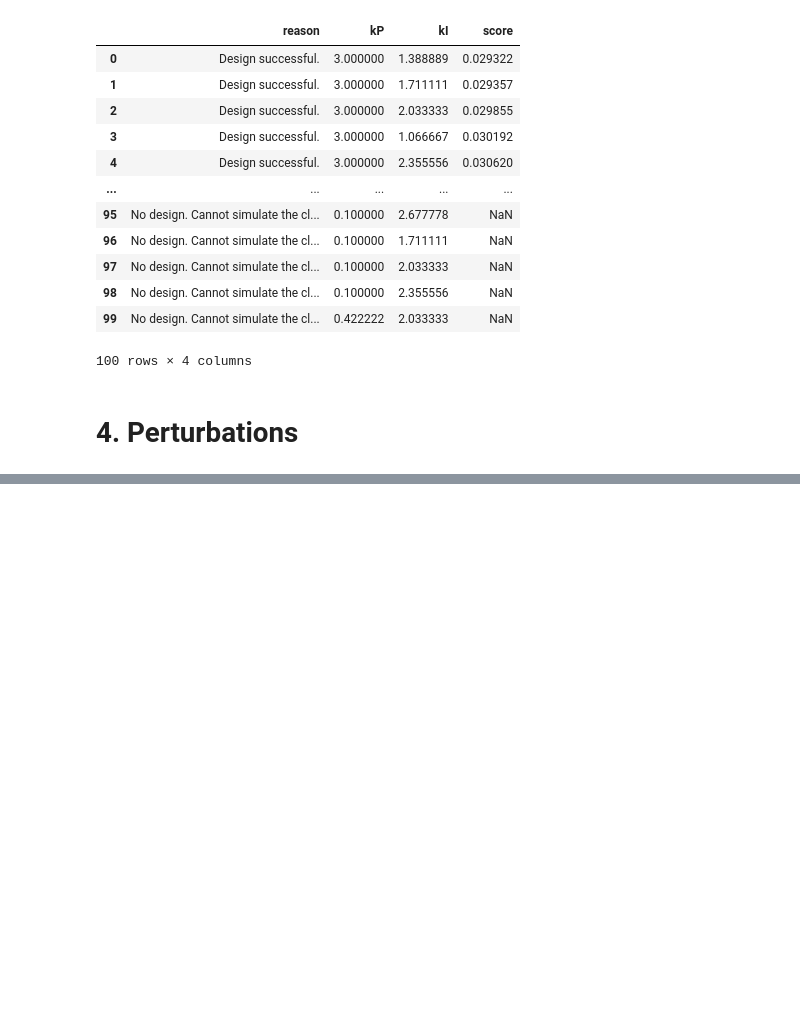
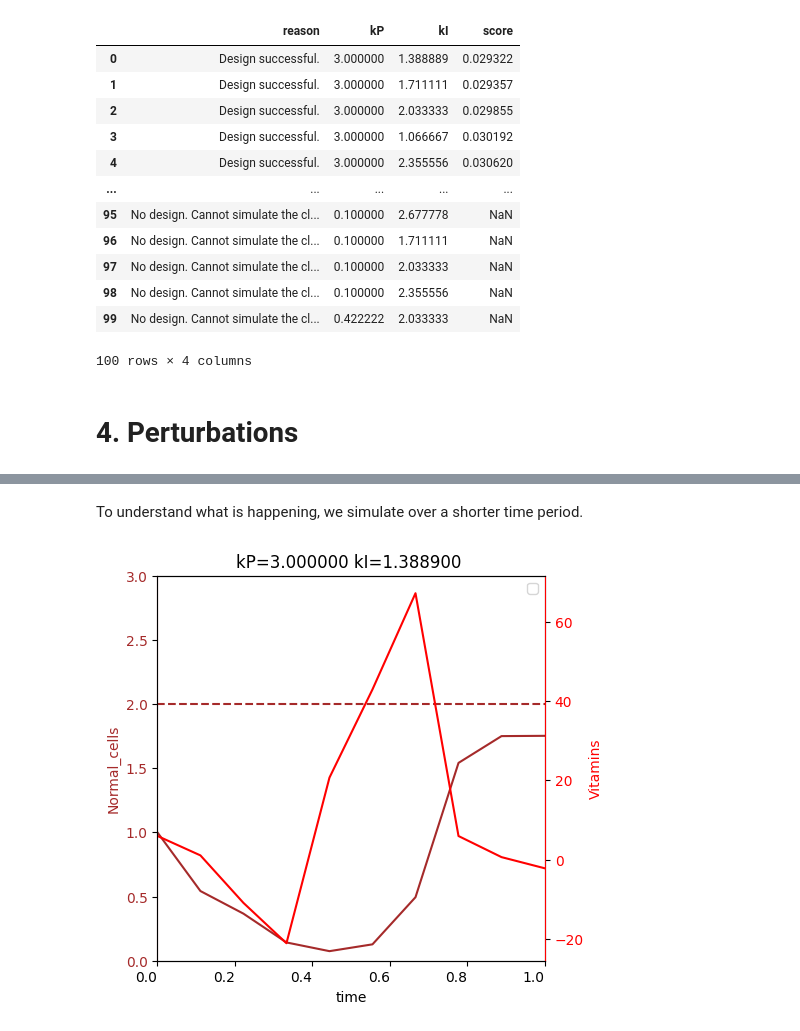
Before and after one commit to ModelEngineering/controlSBML, a Jupyter notebook: examples/cancer-vitamins.ipynb, the cells around one changed output, grey strips where cells are left out. Cells and saved outputs as stored; diff of their text form; code cells hidden in the pictures; blank space fills up the shorter version.

```diff
--- a/examples/cancer-vitamins.ipynb
+++ b/examples/cancer-vitamins.ipynb
@@ -27,8 +33,8 @@ If these objectives can be achieved it would give insight into a dietary interve
 # %% [markdown]
 Here we explore the relationship between the key entities in the model: tumor cells, normal cells, and vitamins.
 # %%
-url = "https://www.ebi.ac.uk/biomodels/services/download/get-files/MODEL2108260003/3/Alharbi2019%20TNVM.xml"
-CTLSB = ctl.ControlSBML(url, times=np.linspace(0, 30, 100), is_fixed_input_species=True, figsize=FIGSIZE)
+URL = "https://www.ebi.ac.uk/biomodels/services/download/get-files/MODEL2108260003/3/Alharbi2019%20TNVM.xml"
+CTLSB = ctl.ControlSBML(URL, times=np.linspace(0, 30, 100), is_fixed_input_species=True, figsize=FIGSIZE)
 _ = CTLSB.plotModel(figsize=FIGSIZE, selections=["Normal_cells", "Tumor_cells", "Vitamins"])
 # %% [output]
 [figure]
@@ -193,0 +232,13 @@ result.designs.dataframe
+# %% [markdown]
+To understand what is happening, we simulate over a shorter time period.
+# %%
+%%time
+setpoint = 2
+noise_spec = ctl.NoiseSpec(random_mag=0.1, random_std=0.1)
+ctlsb = ctl.ControlSBML(URL, times=np.linspace(0, 30, 300), is_fixed_input_species=True, figsize=FIGSIZE,
+                       input_name="Vitamins", output_name="Normal_cells",
+                       noise_spec=noise_spec, ylim=[0, 3])
+design_result = ctlsb.plotDesign(kP_spec=3.0, kI_spec=1.3889, setpoint=setpoint, ylabel="Normal_cells",
+                                times=np.linspace(0, 1, 10))
+# %% [output]
+[figure, added]
```
Also changed, not shown: parts of 10 cells of this notebook, 12 other files.
